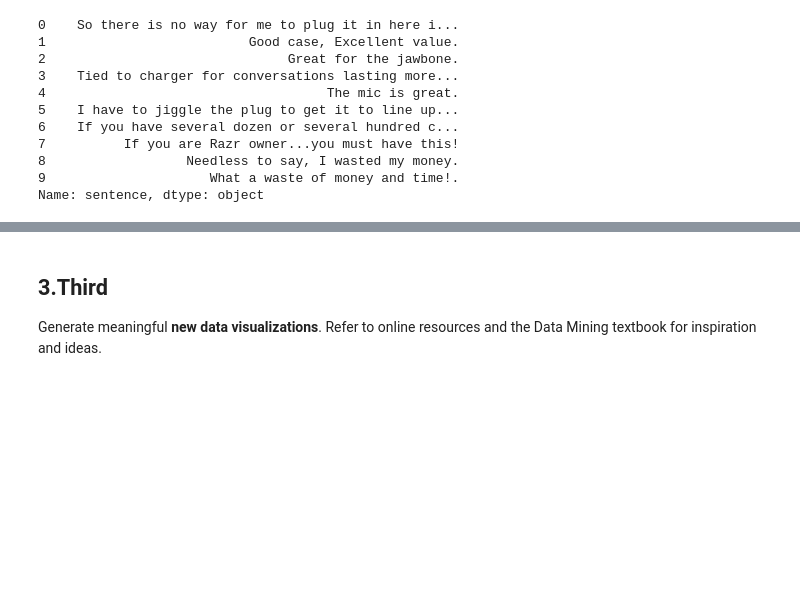
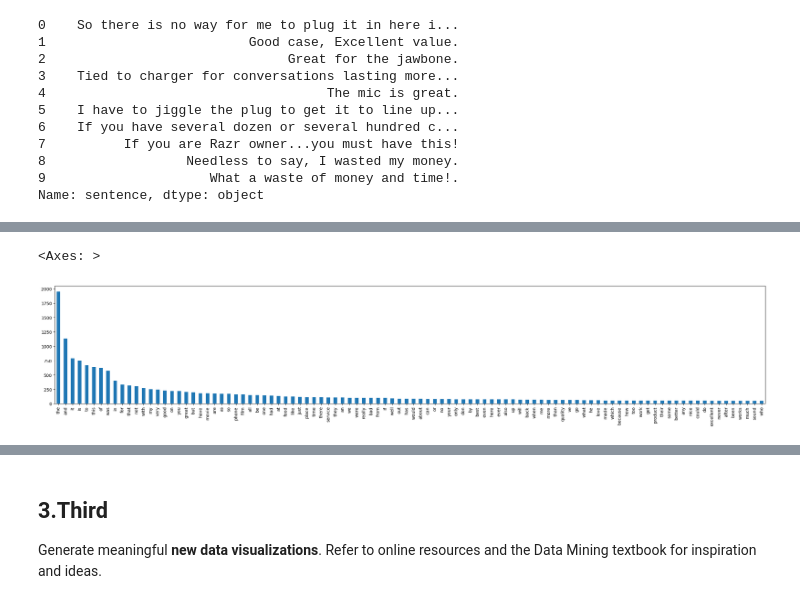
Before and after one commit to Jerry112138503/DM2023-Lab1-Master, a Jupyter notebook: Homework/DM2023-Lab1-Homework.ipynb, the cells around one changed output, grey strips where cells are left out. Cells and saved outputs as stored; diff of their text form; code cells hidden in the pictures; blank space fills up the shorter version.

```diff
--- a/Homework/DM2023-Lab1-Homework.ipynb
+++ b/Homework/DM2023-Lab1-Homework.ipynb
@@ -367,3 +380,12 @@ df.iloc[:10, 0]
 8                  Needless to say, I wasted my money.
 9                     What a waste of money and time!.
 Name: sentence, dtype: object
+# %%
+#Examime if duplicate and drop
+if sum(df.duplicated())==0:
+    print ('no duplicate')
+else:
+    print ('duplicate#:',sum(df.duplicated()))
+    df=df.drop_duplicates()
+print('\n')
+print('The shape of data after drop duplicated items:',df.shape)
@@ -369,0 +534,8 @@ Name: sentence, dtype: object
+# %%
+#Top 100 freqent term
+colsum_freq_sort = df_counts.sum(axis=0).sort_values(ascending=False)
+plt.subplots(figsize=(30, 5))
+colsum_freq_sort[:100].plot(kind="bar")
+# %% [output]
+<Axes: >
+[figure, added]
```
Also changed, not shown: parts of 30 cells of this notebook.
